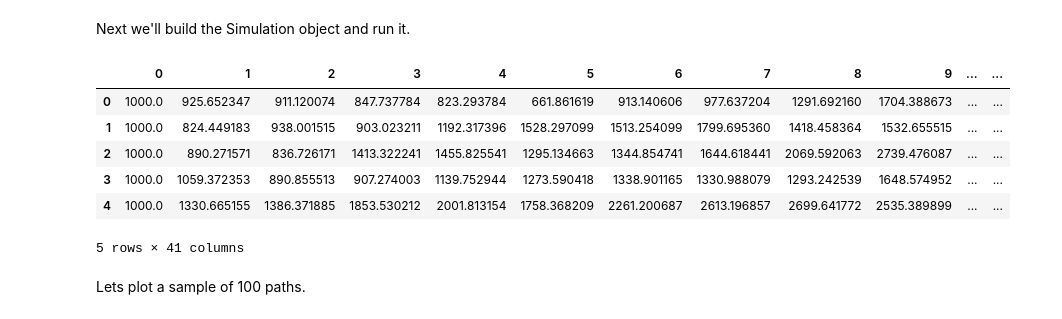
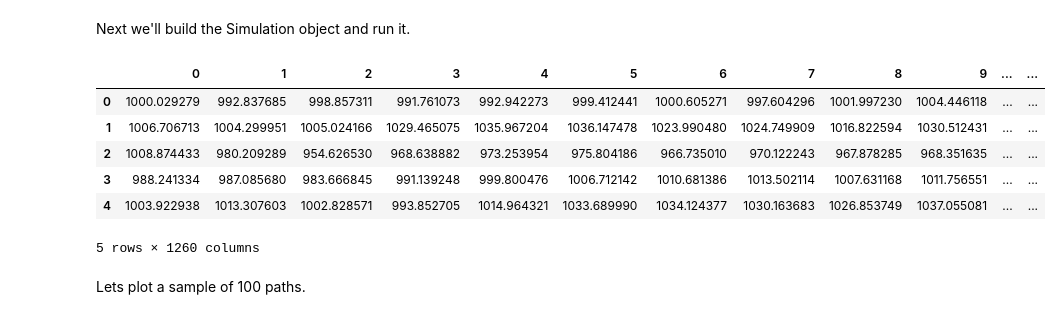
Before and after one commit to jack-tobin/monte_carlo, a Jupyter notebook: run_simulation.ipynb, the cells around one changed output. Saved outputs shown, nothing was run; the diff lists cells and outputs as text; code cells hidden in the pictures.

```diff
--- a/run_simulation.ipynb
+++ b/run_simulation.ipynb
@@ -20,35 +20,38 @@ from simulation import Simulation
 Next we'll set some high-level simulation paramters such as initial wealth, return and stdevs etc.
 # %%
 # set model parameters
-initial_wealth = 1000 # £1000
+initial_wealth = 1000  # £1000
 ann_return = 0.09
 ann_stdev = 0.18
 num_trials = 10000
-num_years = 40
+num_years = 5
 # %% [markdown]
 Next we'll build the Simulation object and run it.
 # %%
 # instantiate Simulation class
 sim = Simulation(initial_wealth, ann_return, ann_stdev, num_trials, num_years)
 
 # run the model
 sim.simulate_values()
 
 # get returns and values generated by the model as nice dataframes
 values = pd.DataFrame(sim.values)
 ann_returns = pd.DataFrame(sim.returns)
 daily_returns = pd.DataFrame(sim.daily_returns)
 
+# compute daily values
+daily_values = daily_returns.add(1).cumprod(axis=1).multiply(1000)  # 1000 gbp
+
 # display
-values.head()
+daily_values.head()
 # %% [output]
 |  | 0 | 1 | 2 | 3 | 4 | 5 | 6 | 7 | 8 | 9 | ... | ... |
-| 0 | 1000.0 | 925.652347 | 911.120074 | 847.737784 | 823.293784 | 661.861619 | 913.140606 | 977.637204 | 1291.692160 | 1704.388673 | ... | ... |
-| 1 | 1000.0 | 824.449183 | 938.001515 | 903.023211 | 1192.317396 | 1528.297099 | 1513.254099 | 1799.695360 | 1418.458364 | 1532.655515 | ... | ... |
-| 2 | 1000.0 | 890.271571 | 836.726171 | 1413.322241 | 1455.825541 | 1295.134663 | 1344.854741 | 1644.618441 | 2069.592063 | 2739.476087 | ... | ... |
-| 3 | 1000.0 | 1059.372353 | 890.855513 | 907.274003 | 1139.752944 | 1273.590418 | 1338.901165 | 1330.988079 | 1293.242539 | 1648.574952 | ... | ... |
-| 4 | 1000.0 | 1330.665155 | 1386.371885 | 1853.530212 | 2001.813154 | 1758.368209 | 2261.200687 | 2613.196857 | 2699.641772 | 2535.389899 | ... | ... |
+| 0 | 1000.029279 | 992.837685 | 998.857311 | 991.761073 | 992.942273 | 999.412441 | 1000.605271 | 997.604296 | 1001.997230 | 1004.446118 | ... | ... |
+| 1 | 1006.706713 | 1004.299951 | 1005.024166 | 1029.465075 | 1035.967204 | 1036.147478 | 1023.990480 | 1024.749909 | 1016.822594 | 1030.512431 | ... | ... |
+| 2 | 1008.874433 | 980.209289 | 954.626530 | 968.638882 | 973.253954 | 975.804186 | 966.735010 | 970.122243 | 967.878285 | 968.351635 | ... | ... |
+| 3 | 988.241334 | 987.085680 | 983.666845 | 991.139248 | 999.800476 | 1006.712142 | 1010.681386 | 1013.502114 | 1007.631168 | 1011.756551 | ... | ... |
+| 4 | 1003.922938 | 1013.307603 | 1002.828571 | 993.852705 | 1014.964321 | 1033.689990 | 1034.124377 | 1030.163683 | 1026.853749 | 1037.055081 | ... | ... |
-5 rows × 41 columns
+5 rows × 1260 columns
 # %% [markdown]
 Lets plot a sample of 100 paths.
 # %%
```
Also changed, not shown: parts of 3 cells of this notebook.
